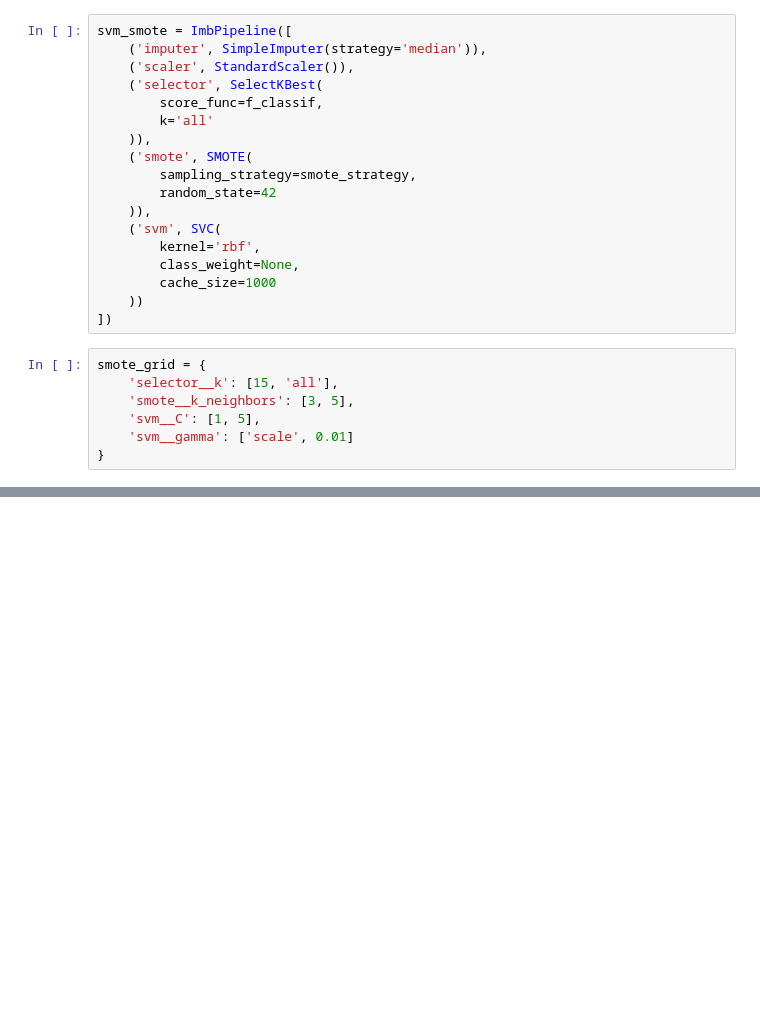
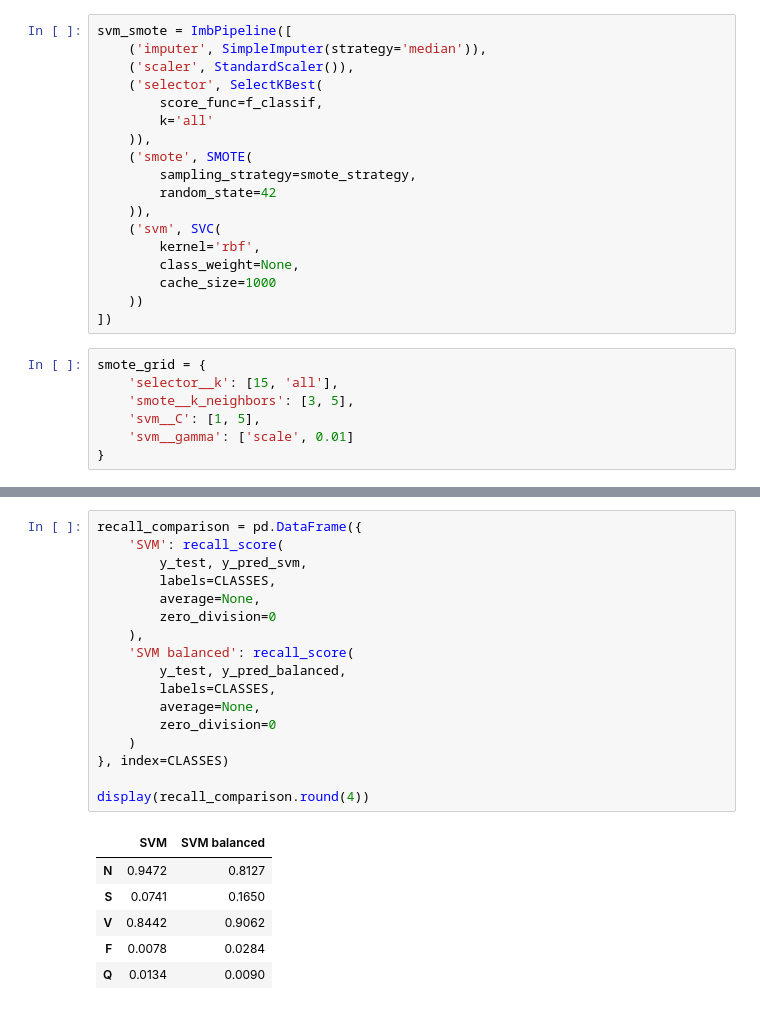
Before and after one commit to spoiler48/ecg-anomalies, a Jupyter notebook: notebooks/08_svm.ipynb, the cells around one changed output, grey strips where cells are left out. Cells and saved outputs as stored; diff of their text form; blank space fills up the shorter version.

```diff
--- a/notebooks/08_svm.ipynb
+++ b/notebooks/08_svm.ipynb
@@ -763,0 +459,24 @@ display(fold_comparison.round(4))
+# %%
+recall_comparison = pd.DataFrame({
+    'SVM': recall_score(
+        y_test, y_pred_svm,
+        labels=CLASSES,
+        average=None,
+        zero_division=0
+    ),
+    'SVM balanced': recall_score(
+        y_test, y_pred_balanced,
+        labels=CLASSES,
+        average=None,
+        zero_division=0
+    )
+}, index=CLASSES)
+
+display(recall_comparison.round(4))
+# %% [output]
+|  | SVM | SVM balanced |
+| N | 0.9472 | 0.8127 |
+| S | 0.0741 | 0.1650 |
+| V | 0.8442 | 0.9062 |
+| F | 0.0078 | 0.0284 |
+| Q | 0.0134 | 0.0090 |
```
Also changed, not shown: parts of 43 cells of this notebook.
